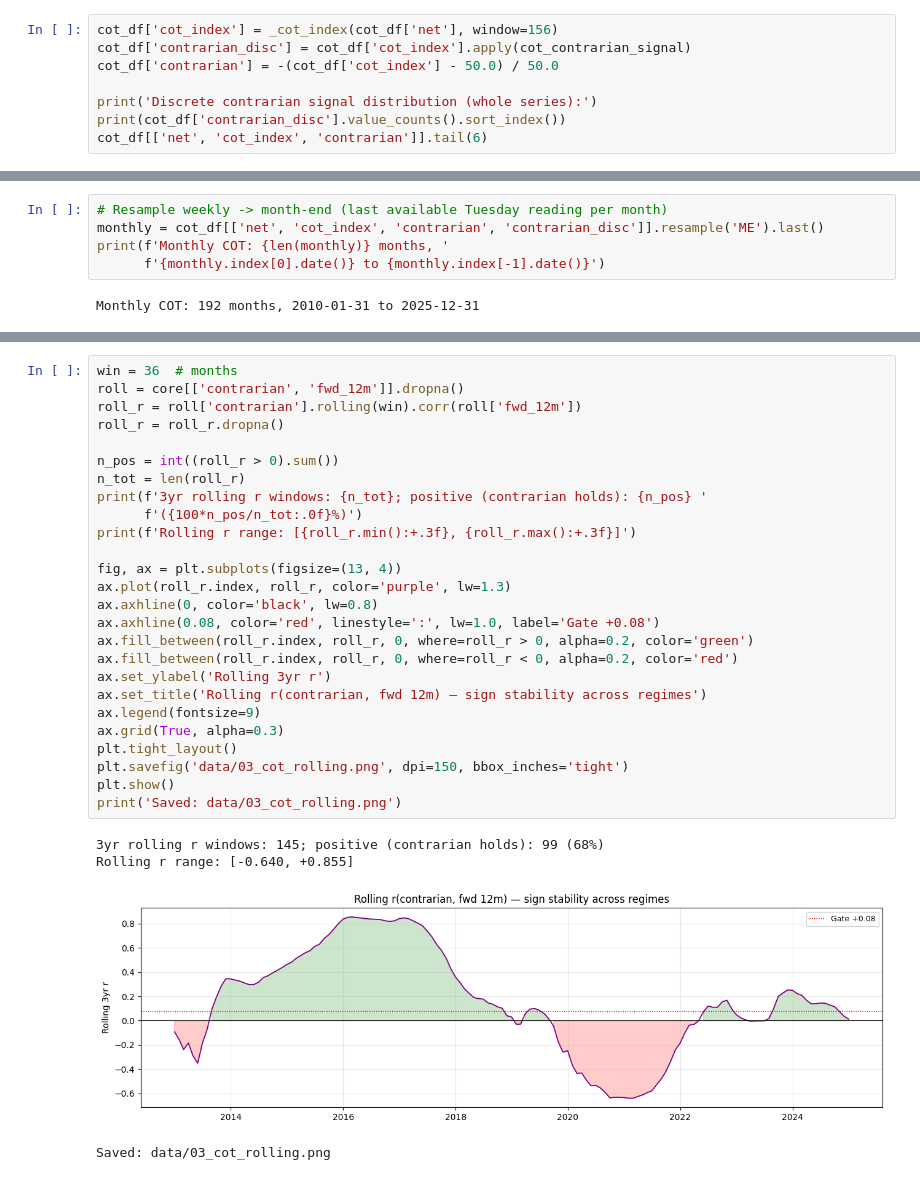
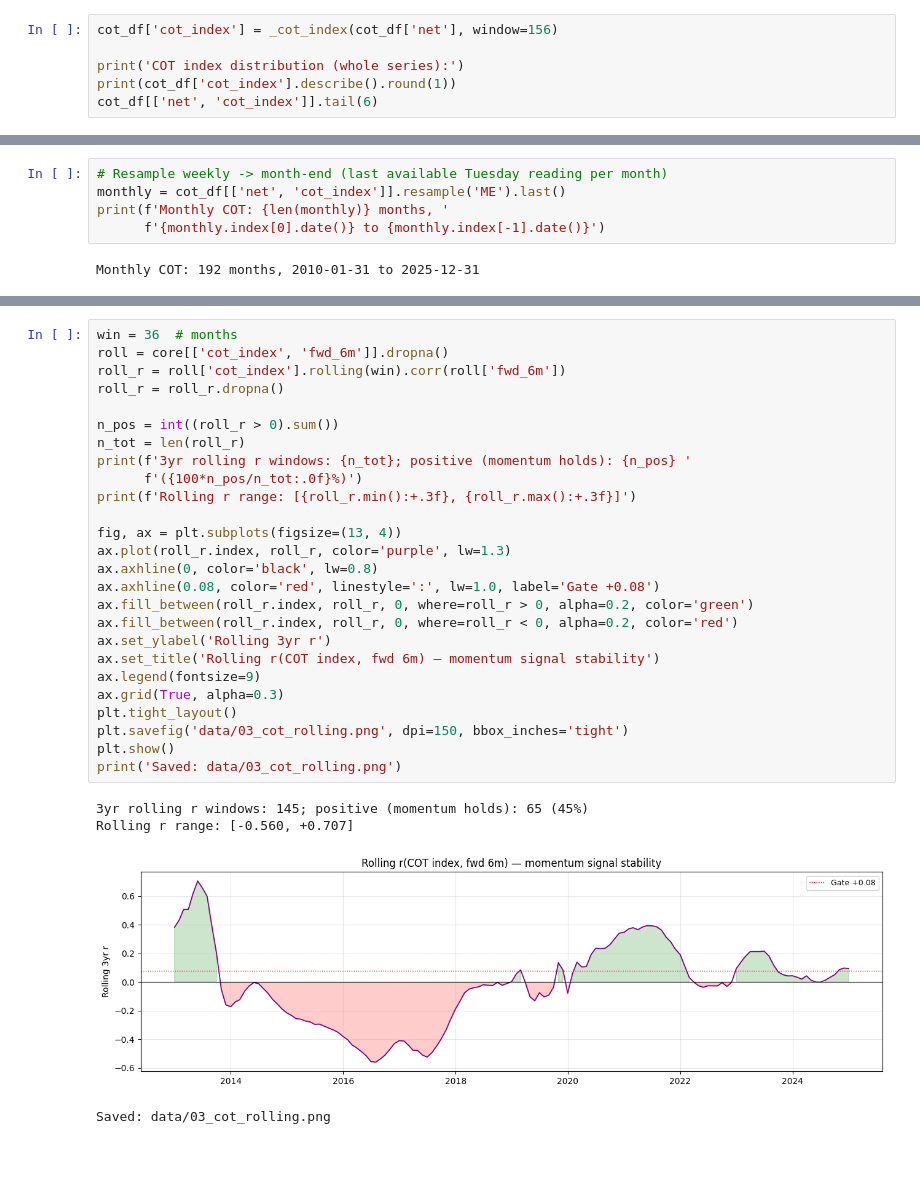
Before and after one commit to abhirajp97/greensignal, a Jupyter notebook: notebooks/coffee_backtests/03_cot_signal.ipynb, the cells around one changed output, grey strips where cells are left out. Saved outputs shown, nothing was run; the diff lists cells and outputs as text.

```diff
--- a/notebooks/coffee_backtests/03_cot_signal.ipynb
+++ b/notebooks/coffee_backtests/03_cot_signal.ipynb
@@ -126,9 +126,7 @@ Saved: data/03_cot_net.png
 # %%
 cot_df['cot_index'] = _cot_index(cot_df['net'], window=156)
-cot_df['contrarian_disc'] = cot_df['cot_index'].apply(cot_contrarian_signal)
-cot_df['contrarian'] = -(cot_df['cot_index'] - 50.0) / 50.0
 
-print('Discrete contrarian signal distribution (whole series):')
-print(cot_df['contrarian_disc'].value_counts().sort_index())
-cot_df[['net', 'cot_index', 'contrarian']].tail(6)
+print('COT index distribution (whole series):')
+print(cot_df['cot_index'].describe().round(1))
+cot_df[['net', 'cot_index']].tail(6)
 # %% [output]
@@ -170,7 +172,7 @@ print('Saved: data/03_cot_index.png')
 Saved: data/03_cot_index.png
 # %%
 # Resample weekly -> month-end (last available Tuesday reading per month)
-monthly = cot_df[['net', 'cot_index', 'contrarian', 'contrarian_disc']].resample('ME').last()
+monthly = cot_df[['net', 'cot_index']].resample('ME').last()
 print(f'Monthly COT: {len(monthly)} months, '
       f'{monthly.index[0].date()} to {monthly.index[-1].date()}')
 # %% [output]
@@ -288,31 +384,31 @@ Saved: data/03_cot_scatter.png
 # %%
 win = 36  # months
-roll = core[['contrarian', 'fwd_12m']].dropna()
-roll_r = roll['contrarian'].rolling(win).corr(roll['fwd_12m'])
+roll = core[['cot_index', 'fwd_6m']].dropna()
+roll_r = roll['cot_index'].rolling(win).corr(roll['fwd_6m'])
 roll_r = roll_r.dropna()
 
 n_pos = int((roll_r > 0).sum())
 n_tot = len(roll_r)
-print(f'3yr rolling r windows: {n_tot}; positive (contrarian holds): {n_pos} '
+print(f'3yr rolling r windows: {n_tot}; positive (momentum holds): {n_pos} '
       f'({100*n_pos/n_tot:.0f}%)')
 print(f'Rolling r range: [{roll_r.min():+.3f}, {roll_r.max():+.3f}]')
 
 fig, ax = plt.subplots(figsize=(13, 4))
 ax.plot(roll_r.index, roll_r, color='purple', lw=1.3)
 ax.axhline(0, color='black', lw=0.8)
 ax.axhline(0.08, color='red', linestyle=':', lw=1.0, label='Gate +0.08')
 ax.fill_between(roll_r.index, roll_r, 0, where=roll_r > 0, alpha=0.2, color='green')
 ax.fill_between(roll_r.index, roll_r, 0, where=roll_r < 0, alpha=0.2, color='red')
 ax.set_ylabel('Rolling 3yr r')
-ax.set_title('Rolling r(contrarian, fwd 12m) — sign stability across regimes')
+ax.set_title('Rolling r(COT index, fwd 6m) — momentum signal stability')
 ax.legend(fontsize=9)
 ax.grid(True, alpha=0.3)
 plt.tight_layout()
 plt.savefig('data/03_cot_rolling.png', dpi=150, bbox_inches='tight')
 plt.show()
 print('Saved: data/03_cot_rolling.png')
 # %% [output]
-3yr rolling r windows: 145; positive (contrarian holds): 99 (68%)
-Rolling r range: [-0.640, +0.855]
+3yr rolling r windows: 145; positive (momentum holds): 65 (45%)
+Rolling r range: [-0.560, +0.707]
-[figure, old version]
+[figure, new version]
 Saved: data/03_cot_rolling.png
```
Also changed, not shown: parts of 20 cells of this notebook, 8 other files.
